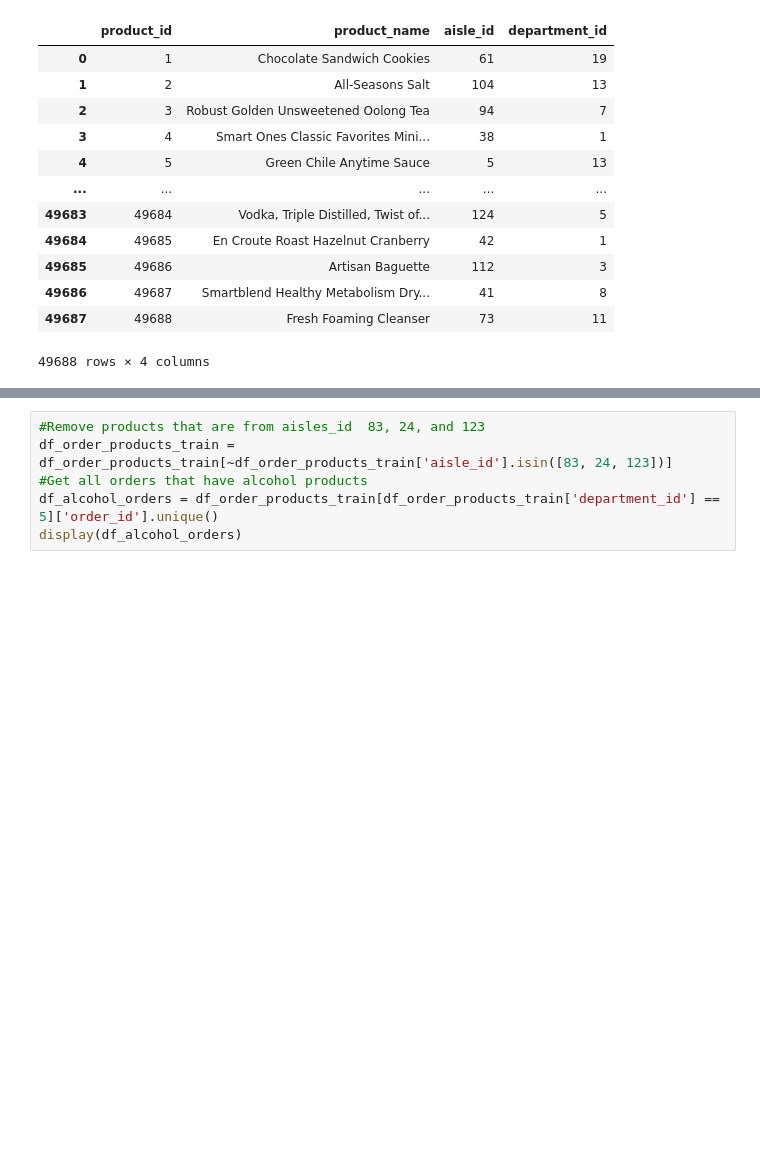
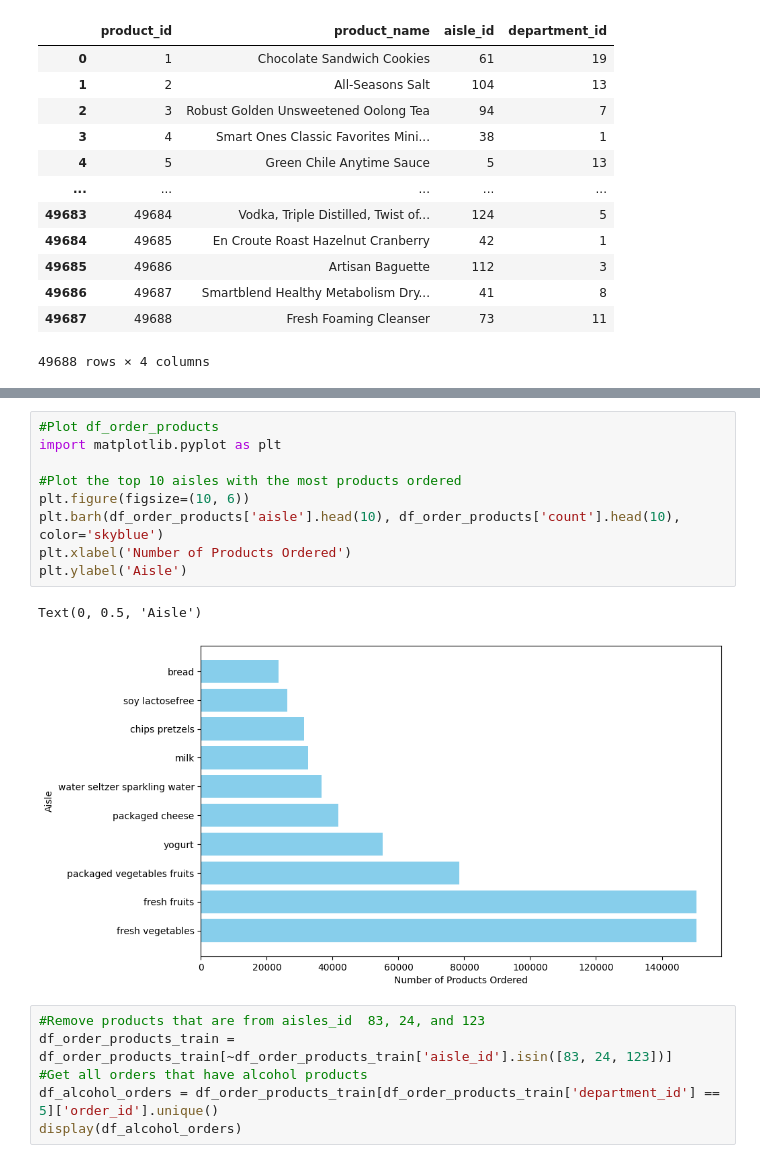
Before and after one commit to PorfirioTavira/comp541Proj, a Jupyter notebook: 541_proj2.ipynb, the cells around one changed output, grey strips where cells are left out. Cells and saved outputs as stored; diff of their text form; blank space fills up the shorter version.

```diff
--- a/541_proj2.ipynb
+++ b/541_proj2.ipynb
@@ -107,6 +107,18 @@ display(df_order_products.head(10))
 | 106 | 107 | 31269 | chips pretzels |
 | 90 | 91 | 26240 | soy lactosefree |
 | 111 | 112 | 23635 | bread |
+# %%
+#Plot df_order_products
+import matplotlib.pyplot as plt
+
+#Plot the top 10 aisles with the most products ordered
+plt.figure(figsize=(10, 6))
+plt.barh(df_order_products['aisle'].head(10), df_order_products['count'].head(10), color='skyblue')
+plt.xlabel('Number of Products Ordered')
+plt.ylabel('Aisle')
+# %% [output]
+Text(0, 0.5, 'Aisle')
+[figure, added]
 # %%
 #Remove products that are from aisles_id  83, 24, and 123
 df_order_products_train = df_order_products_train[~df_order_products_train['aisle_id'].isin([83, 24, 123])]
```
Also changed, not shown: parts of 9 cells of this notebook, 1 other file.
